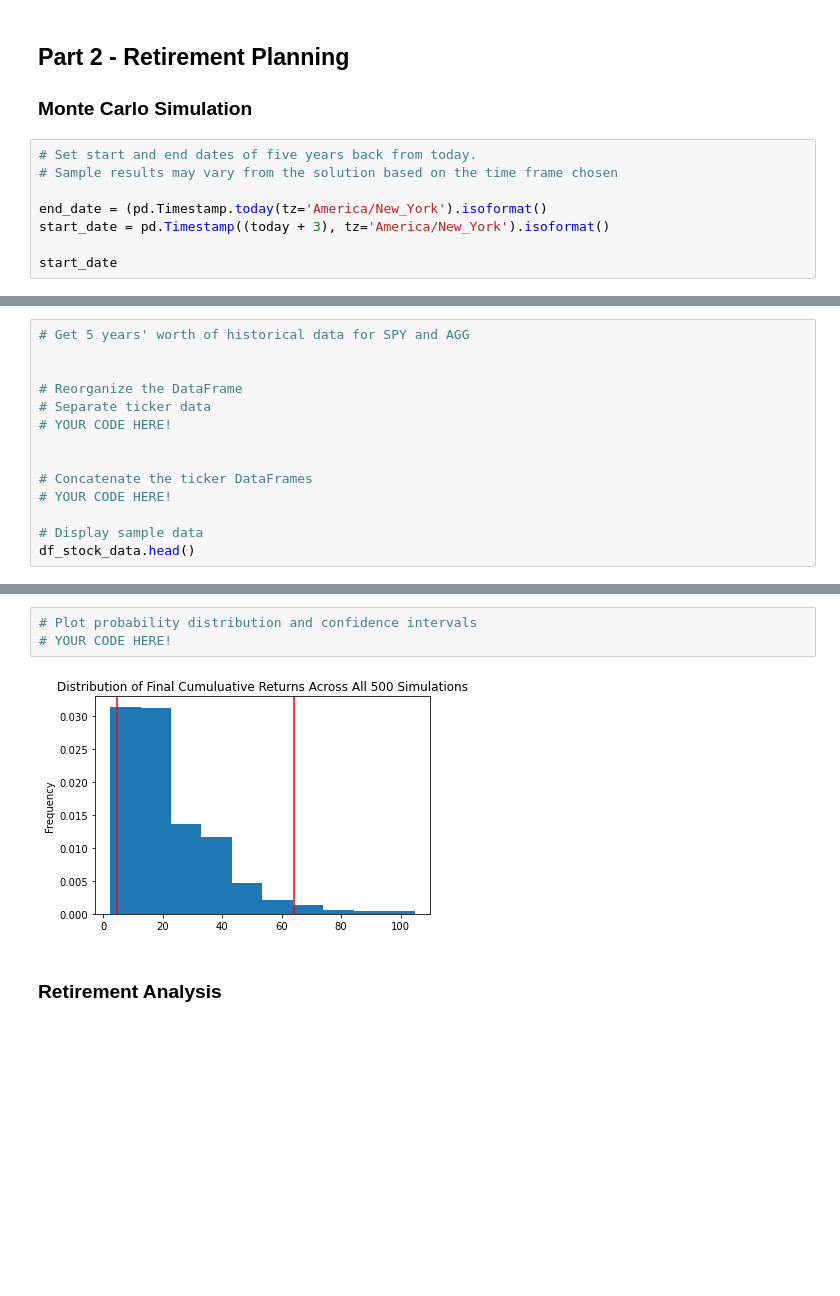
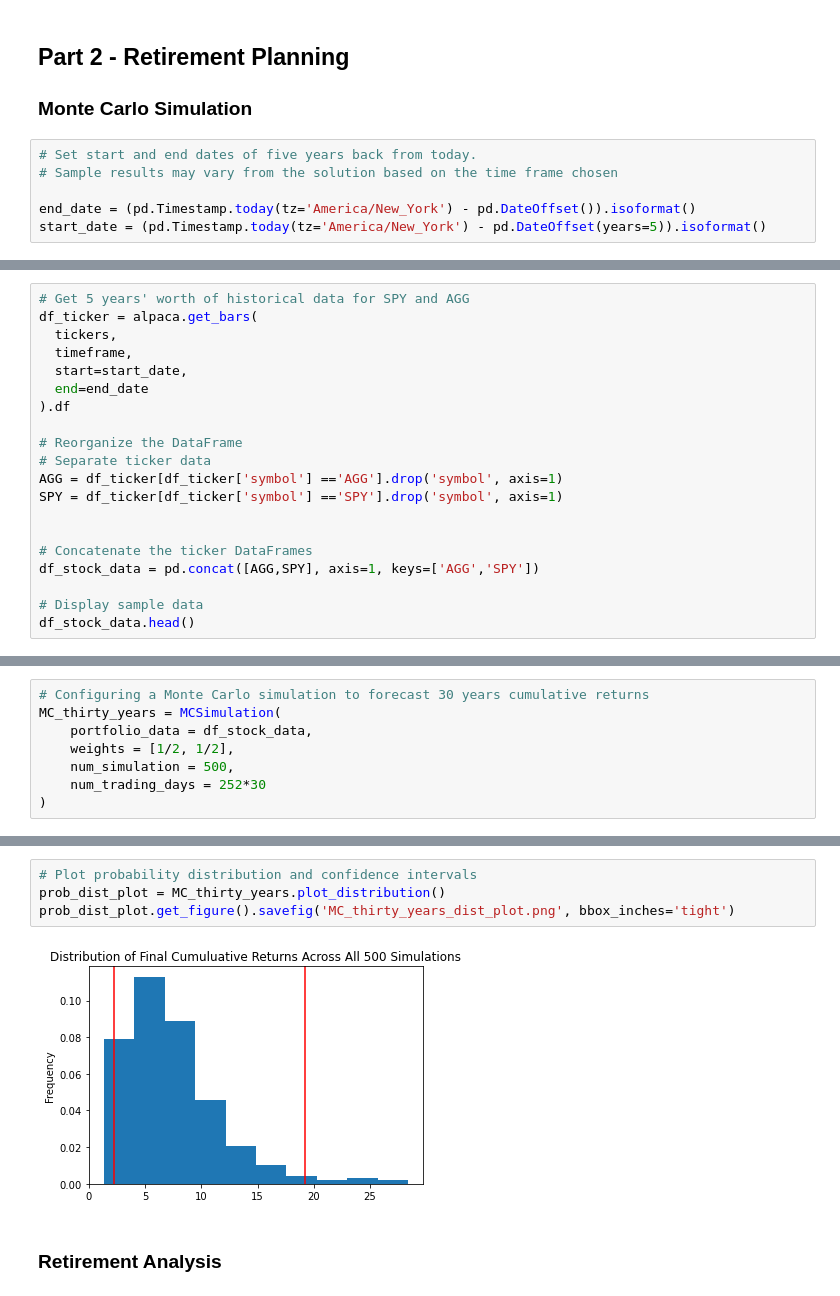
Before and after one commit to emersonwen/Rutgers_FinTech_Homework, a Jupyter notebook: Week-Five-Homework/Instructions/Starter_Code/financial-planner.ipynb, the cells around one changed output, grey strips where cells are left out. Cells and saved outputs as stored; diff of their text form; blank space fills up the shorter version.

```diff
--- a/Week-Five-Homework/Instructions/Starter_Code/financial-planner.ipynb
+++ b/Week-Five-Homework/Instructions/Starter_Code/financial-planner.ipynb
@@ -174,7 +173,5 @@ Congratulations, you have more than enough savings for an emergency fund.
 # Set start and end dates of five years back from today.
 # Sample results may vary from the solution based on the time frame chosen
 
-end_date = (pd.Timestamp.today(tz='America/New_York').isoformat()
-start_date = pd.Timestamp((today + 3), tz='America/New_York').isoformat()
-
-start_date
+end_date = (pd.Timestamp.today(tz='America/New_York') - pd.DateOffset()).isoformat()
+start_date = (pd.Timestamp.today(tz='America/New_York') - pd.DateOffset(years=5)).isoformat()
@@ -183,14 +178,20 @@ TypeError: can only concatenate str (not "int") to str
 # %%
 # Get 5 years' worth of historical data for SPY and AGG
-
+df_ticker = alpaca.get_bars(
+  tickers,
+  timeframe,
+  start=start_date,
+  end=end_date
+).df
 
 # Reorganize the DataFrame
 # Separate ticker data
-# YOUR CODE HERE!
+AGG = df_ticker[df_ticker['symbol'] =='AGG'].drop('symbol', axis=1)
+SPY = df_ticker[df_ticker['symbol'] =='SPY'].drop('symbol', axis=1)
 
 
 # Concatenate the ticker DataFrames
-# YOUR CODE HERE!
+df_stock_data = pd.concat([AGG,SPY], axis=1, keys=['AGG','SPY'])
 
 # Display sample data
 df_stock_data.head()
@@ -205,0 +207,8 @@ df_stock_data.head()
+# %%
+# Configuring a Monte Carlo simulation to forecast 30 years cumulative returns
+MC_thirty_years = MCSimulation(
+    portfolio_data = df_stock_data,
+    weights = [1/2, 1/2],
+    num_simulation = 500,
+    num_trading_days = 252*30
+)
@@ -260,8 +278,9 @@ Running Monte Carlo simulation number 490.
 # %%
 # Plot probability distribution and confidence intervals
-# YOUR CODE HERE!
+prob_dist_plot = MC_thirty_years.plot_distribution()
+prob_dist_plot.get_figure().savefig('MC_thirty_years_dist_plot.png', bbox_inches='tight')
 # %% [output]
-[figure, old version]
+[figure, new version]
 # %% [markdown]
 ### Retirement Analysis
 # %%
```
Also changed, not shown: parts of 10 cells of this notebook.
